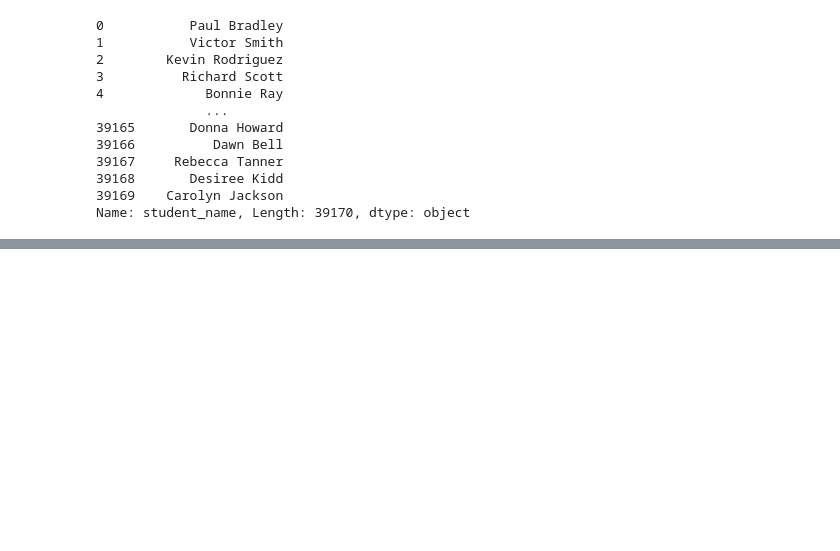
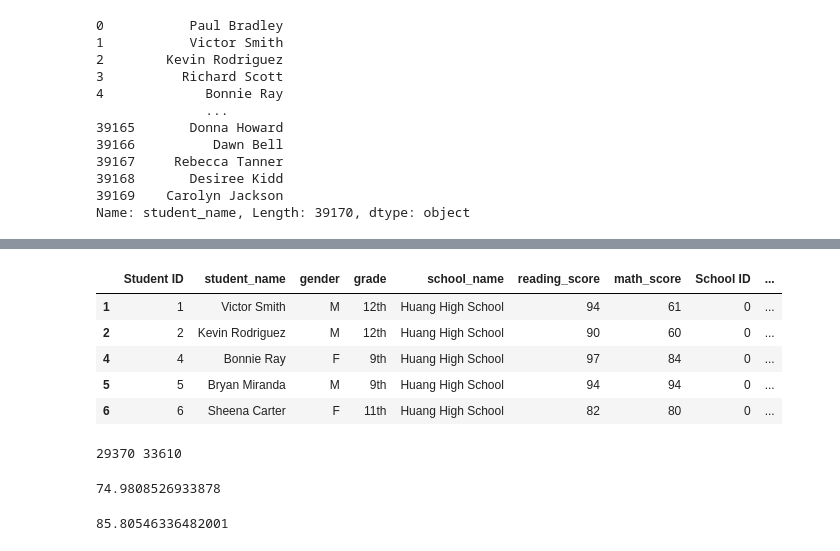
Before and after one commit to AfroQ/Pandas_Activities, a Jupyter notebook: PyCitySchools.ipynb, the cells around one changed output, grey strips where cells are left out. Saved outputs shown, nothing was run; the diff lists cells and outputs as text; code cells hidden in the pictures; blank space fills up the shorter version.

```diff
--- a/PyCitySchools.ipynb
+++ b/PyCitySchools.ipynb
@@ -127,0 +169,37 @@ Name: student_name, Length: 39170, dtype: object
+# %%
+# Finding passing percentages
+
+# Get all the students who are passing math in a new DataFrame.
+passing_math = school_data_complete_df[school_data_complete_df["math_score"] >= 70]
+
+# Get all the students that are passing reading in a new DataFrame.
+passing_reading = school_data_complete_df[school_data_complete_df["reading_score"] >= 70]
+
+passing_reading.head()
+# %% [output]
+|  | Student ID | student_name | gender | grade | school_name | reading_score | math_score | School ID | ... |
+| 1 | 1 | Victor Smith | M | 12th | Huang High School | 94 | 61 | 0 | ... |
+| 2 | 2 | Kevin Rodriguez | M | 12th | Huang High School | 90 | 60 | 0 | ... |
+| 4 | 4 | Bonnie Ray | F | 9th | Huang High School | 97 | 84 | 0 | ... |
+| 5 | 5 | Bryan Miranda | M | 9th | Huang High School | 94 | 94 | 0 | ... |
+| 6 | 6 | Sheena Carter | F | 11th | Huang High School | 82 | 80 | 0 | ... |
+# %%
+# Calculate the number of students passing math.
+passing_math_count = passing_math["student_name"].count()
+
+# Calculate the number of students passing reading.
+passing_reading_count = passing_reading["student_name"].count()
+
+print(passing_math_count, passing_reading_count)
+# %% [output]
+29370 33610
+# %%
+percentage_math_pass = (passing_math_count/ float(student_count))*100
+percentage_math_pass
+# %% [output]
+74.9808526933878
+# %%
+percentage_reading_pass = (passing_reading_count/ float(student_count))*100
+percentage_reading_pass
+# %% [output]
+85.80546336482001
```
Also changed, not shown: parts of 15 cells of this notebook.
